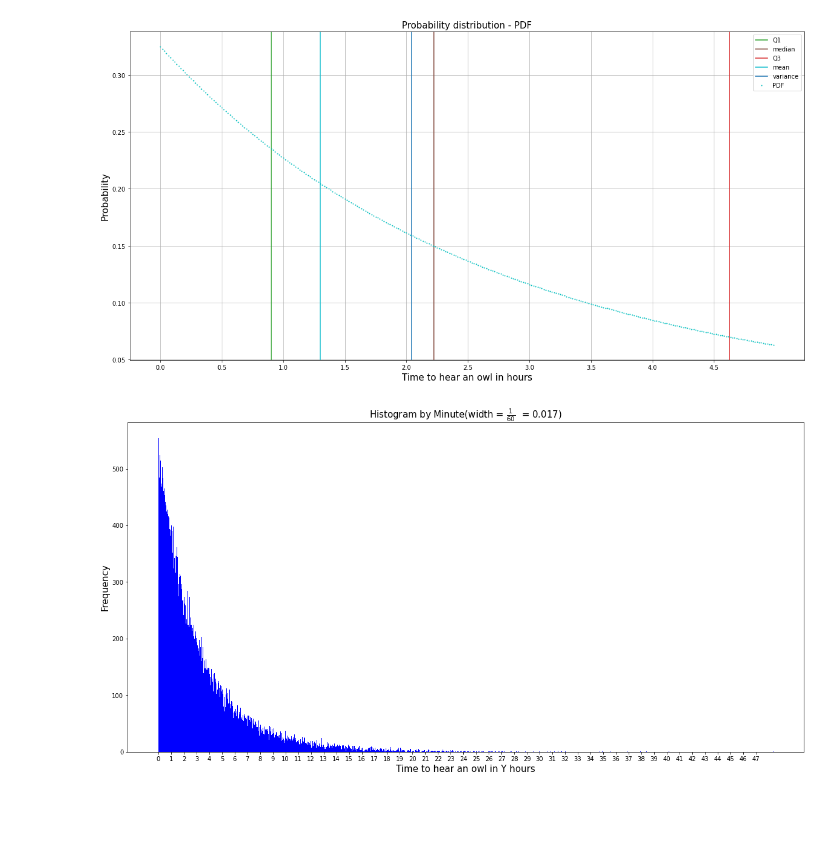
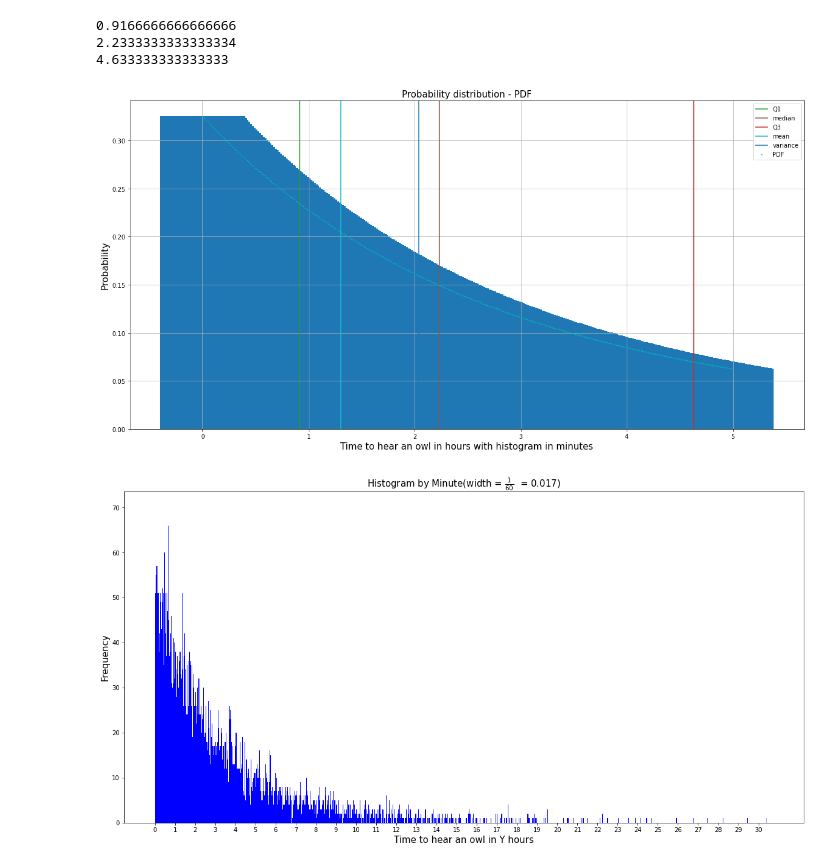
Before and after one commit to prannoymulmi/Advanced-stats, a Jupyter notebook: task_1_c.ipynb, the cells around one changed output. Cells and saved outputs as stored; diff of their text form; code cells hidden in the pictures; blank space fills up the shorter version.

Commit message:
Added pdf and task 1c modified

```diff
--- a/task_1_c.ipynb
+++ b/task_1_c.ipynb
@@ -18,51 +18,66 @@ def my_cdf(y):
 def my_ccdf(y):
     return 1 - (np.exp(y * -0.5) * 0.3 + np.exp(-0.25 * y) * 0.7)
 
+def calc_quartile(quartile, cdf_val, x_vals):
+    #Finding variance by summing the CDF 50
+    for index , val in enumerate(cdf_val):
+        if val > quartile:
+            return x_vals[index]
+            break
+
 # Creating continuous distribution
 class my_dist(rv_continuous):
     def _cdf(self, y):
         return my_cdf(y)
 
+# generate data by the minute
 x = np.arange(0, n, tick_increment)
 my_distribution = my_dist()
 p = my_pdf(x)
 cdf = my_cdf(x)
 
 #PDF
 fig, ax = plt.subplots(1, 1, figsize=(20, 10))
 ax.set_title(title_pdf, fontsize=15)
-ax.set_xlabel('Time to hear an owl in hours', fontsize=15)
+ax.set_xlabel('Time to hear an owl in hours with histogram in minutes', fontsize=15)
 ax.set_ylabel('Probability', fontsize=15)
-plt.xticks(np.arange(0, n, 0.5))
+
 
 # Label pdf
-plt.axvline(my_distribution.ppf(0.25), label='Q1', c='tab:green', linestyle='solid')
-plt.axvline(my_distribution.ppf(0.5), label='median', c='tab:brown', linestyle='solid')
-plt.axvline(my_distribution.ppf(0.75), label='Q3', c='tab:red', linestyle='solid')
+print(calc_quartile(0.25, cdf, x))
+print(calc_quartile(0.5, cdf, x))
+print(calc_quartile(0.75, cdf, x))
+plt.axvline(calc_quartile(0.25, cdf, x), label='Q1', c='tab:green', linestyle='solid')
+plt.axvline(calc_quartile(0.5, cdf, x), label='median', c='tab:brown', linestyle='solid')
+plt.axvline(calc_quartile(0.75, cdf, x), label='Q3', c='tab:red', linestyle='solid')
 plt.axvline(1.3, label='mean', c='tab:cyan', linestyle='solid')
 plt.axvline(2.04, label='variance', c='tab:blue', linestyle='solid')
 
+plt.bar(x, p)
 plt.plot(x, p, 'co', ms=1, label='PDF')
 ax.grid(True)
 plt.legend(loc='best', frameon=True)
-plt.savefig('images/task_1_c_pdf.svg')
+plt.savefig('images/task_1_c_pdf.pdf')
 
 #Histogram
 fig, ax_hist = plt.subplots(1, 1, figsize=(20, 10))
 ax_hist.set_title(title_hist, fontsize=15)
 ax_hist.set_xlabel('Time to hear an owl in Y hours', fontsize=15)
 ax_hist.set_ylabel('Frequency', fontsize=15)
 
 # Get random samples for the histogram following the distribution
-samples = my_distribution.rvs(size=100000)
+samples = my_distribution.rvs(size=10000)
 min_num = min(samples)
 max_num = max(samples)
 plt.xticks(np.arange(0, round(max_num), 1))
 # Width of histogram by minute which is (1/60)
 bins = round((max_num-min_num)/(1/60))
 plt.hist(samples, bins=bins, color='b')
 # Show & save plot
-plt.savefig('images/task_1_c_hist.svg')
+plt.savefig('images/task_1_c_hist.pdf')
 # %% [output]
+0.9166666666666666
+2.2333333333333334
+4.633333333333333
-[figure, old version]
+[figure, new version]
-[figure, old version]
+[figure, new version]
```
Also changed, not shown: 4 other files.
